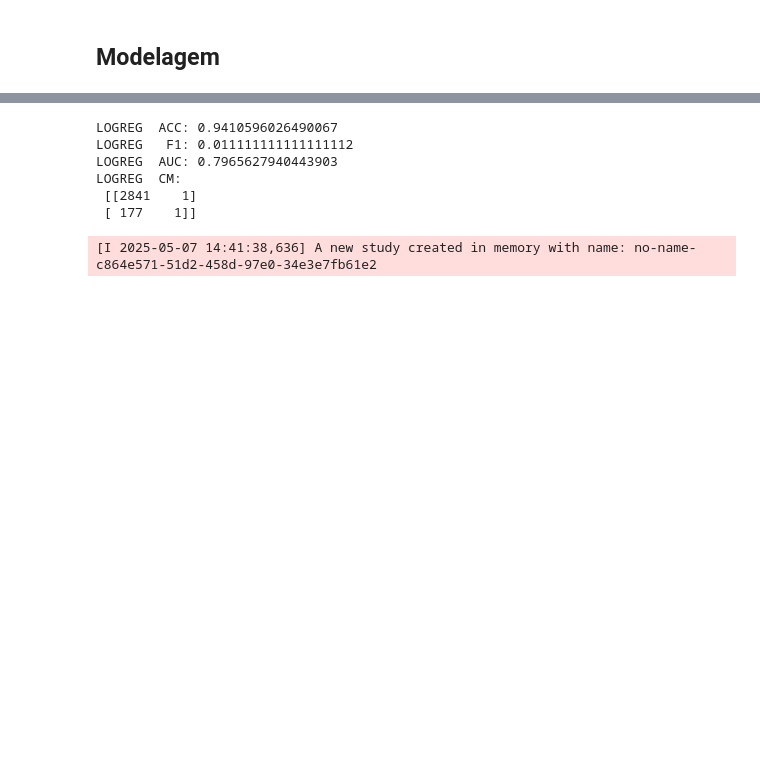
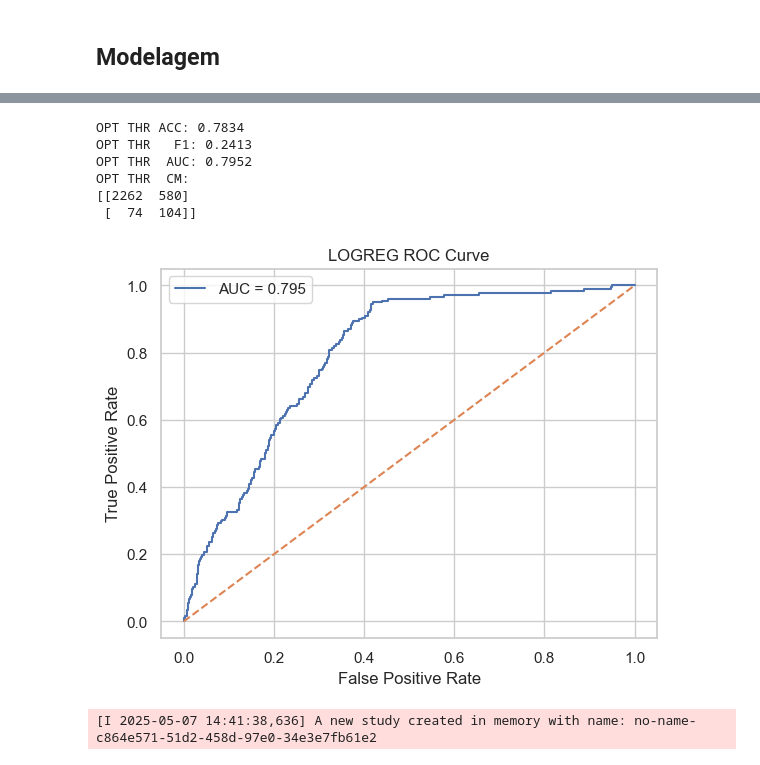
Before and after one commit to tpenha05/RegulaAI_back, a Jupyter notebook: exp_analysis.ipynb, the cells around one changed output, grey strips where cells are left out. Saved outputs shown, nothing was run; the diff lists cells and outputs as text; code cells hidden in the pictures; blank space fills up the shorter version.

```diff
--- a/exp_analysis.ipynb
+++ b/exp_analysis.ipynb
@@ -493,19 +501,41 @@ logreg = Pipeline([
 # %%
-logreg.fit(X_train, y_train)
-preds = logreg.predict(X_test)
-proba = logreg.predict_proba(X_test)[:, 1]
-print("LOGREG  ACC:", accuracy_score(y_test, preds))
-print("LOGREG   F1:", f1_score(y_test, preds))
-print("LOGREG  AUC:", roc_auc_score(y_test, proba))
-print("LOGREG  CM:\n", confusion_matrix(y_test, preds))
-best_models["logreg"] = logreg
+from sklearn.metrics import accuracy_score, f1_score, roc_auc_score, confusion_matrix, roc_curve
+from sklearn.metrics import precision_recall_curve
+import matplotlib.pyplot as plt
+
+proba = logreg_pipe.predict_proba(X_test)[:,1]
+prec, rec, thr = precision_recall_curve(y_test, proba)
+f1s = 2*prec*rec/(prec+rec)
+best = thr[np.nanargmax(f1s)]
+preds_opt = (proba >= best).astype(int)
+acc_opt  = accuracy_score(y_test, preds_opt)
+f1_opt   = f1_score(y_test, preds_opt)
+auc      = roc_auc_score(y_test, proba)
+cm_opt   = confusion_matrix(y_test, preds_opt)
+
+print(f"OPT THR ACC: {acc_opt:.4f}")
+print(f"OPT THR   F1: {f1_opt:.4f}")
+print(f"OPT THR  AUC: {auc:.4f}")
+print("OPT THR  CM:")
+print(cm_opt)
+
+fpr, tpr, _ = roc_curve(y_test, proba)
+plt.figure()
+plt.plot(fpr, tpr, label=f"AUC = {auc:.3f}")
+plt.plot([0, 1], [0, 1], "--")
+plt.xlabel("False Positive Rate")
+plt.ylabel("True Positive Rate")
+plt.title("LOGREG ROC Curve")
+plt.legend()
+plt.show()
 # %% [output]
-LOGREG  ACC: 0.9410596026490067
-LOGREG   F1: 0.011111111111111112
-LOGREG  AUC: 0.7965627940443903
-LOGREG  CM:
- [[2841    1]
- [ 177    1]]
+OPT THR ACC: 0.7834
+OPT THR   F1: 0.2413
+OPT THR  AUC: 0.7952
+OPT THR  CM:
+[[2262  580]
+ [  74  104]]
+[figure, added]
 # %%
 def tune_rf(trial):
     params = {
```
Also changed, not shown: parts of 1 cell of this notebook.
